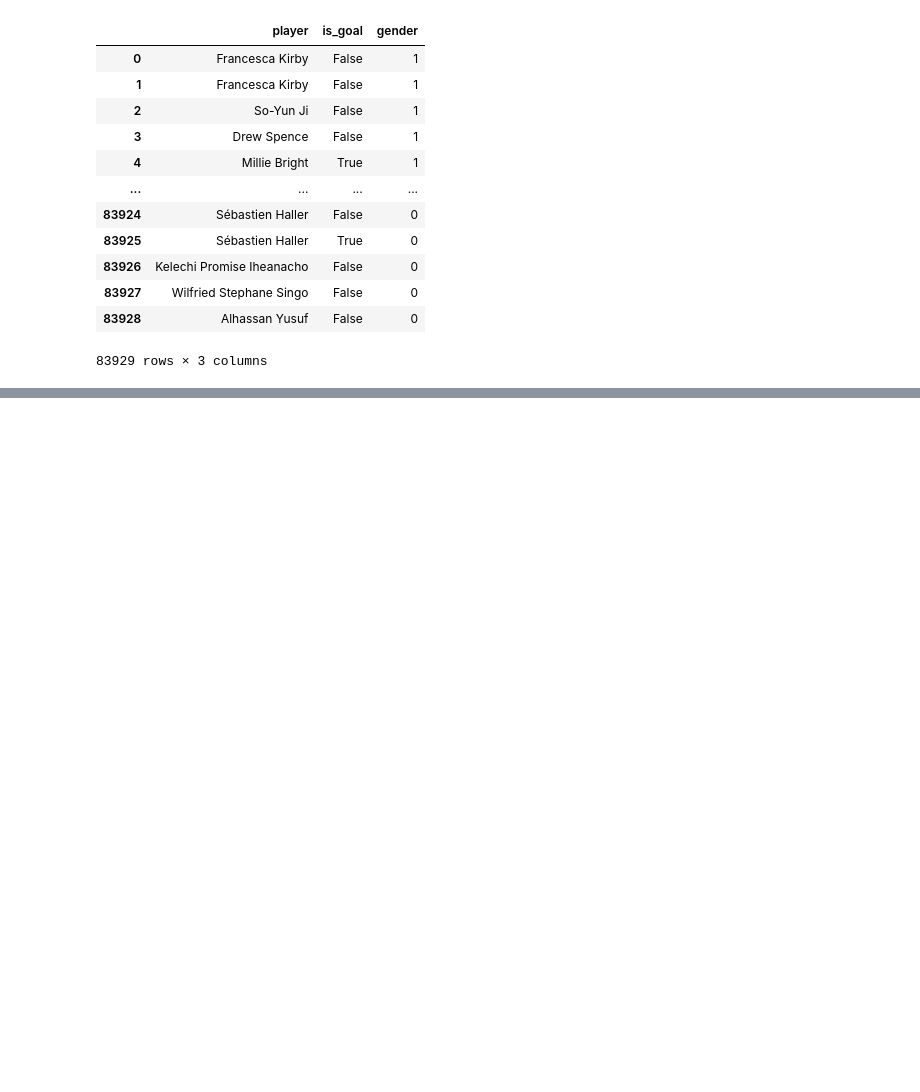
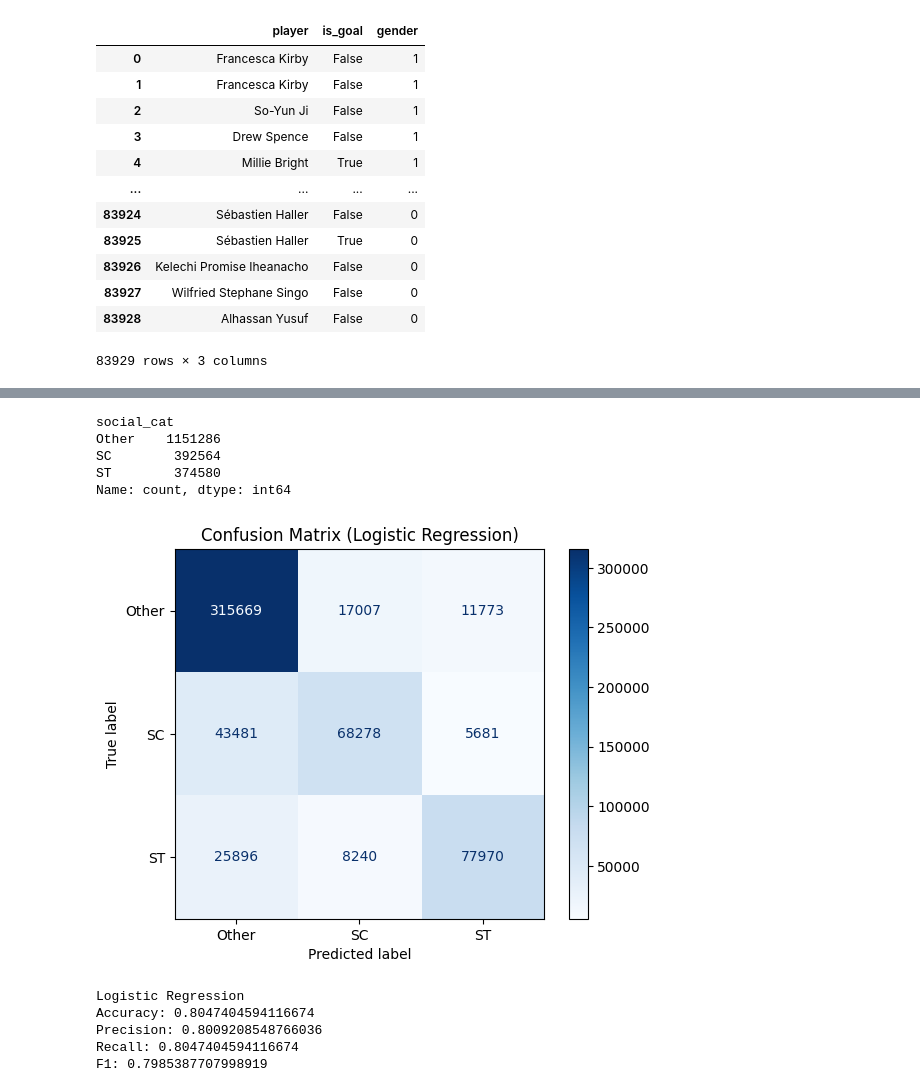
Before and after one commit to kkkarnav/GoI_scrapers, a Jupyter notebook: name_classifiers.ipynb, the cells around one changed output, grey strips where cells are left out. Drawn from its saved outputs; the diff is of its cells as text; code cells hidden in the pictures; blank space fills up the shorter version.

Commit message:
feat: sc_st classifier

```diff
--- a/name_classifiers.ipynb
+++ b/name_classifiers.ipynb
@@ -27,7 +27,8 @@ import warnings
 
 warnings.filterwarnings("ignore")
 # %%
-data = pd.read_csv("./augmented_data.csv")
+# Gender classifier with dummy dataset
+data = pd.read_csv("./datasets/augmented_data.csv")
 df = data[["player", "is_goal"]]
 df["gender"] = data["competition_id"].apply(lambda x: 1 if x in ["FA Women's Super League", "Women's World Cup", "NWSL", "UEFA Women's Euro"] else 0)
 df
@@ -46,7 +47,7 @@ df
 | 83928 | Alhassan Yusuf | False | 0 |
 83929 rows × 3 columns
 # %%
-data = data.dropna()
+df = df.dropna()
 y = df['gender']
 vectorizer = CountVectorizer()
 X = vectorizer.fit_transform(df['player'])
@@ -54,29 +55,35 @@ X = vectorizer.fit_transform(df['player'])
 X_train, X_test, y_train, y_test = train_test_split(X, y, test_size=0.5, random_state=20)
 X_train, y_train = SMOTE(sampling_strategy=0.75).fit_resample(X_train, y_train)
 # %%
-def calculate_stats(results_test, results_pred, name):
+def calculate_stats(results_test, results_pred, name, display_labels):
     cm = confusion_matrix(results_test, results_pred)
-    disp = ConfusionMatrixDisplay(confusion_matrix=cm, display_labels=["Male", "Female"])
+    disp = ConfusionMatrixDisplay(confusion_matrix=cm, display_labels=display_labels)
     disp.plot(cmap=plt.cm.Blues)
     plt.title(f'Confusion Matrix ({name})')
     plt.show()
 
     print(f"\n{name}")
-    accuracy = accuracy_score(results_test, results_pred)
-    precision = precision_score(results_test, results_pred)
-    recall = recall_score(results_test, results_pred)
-    f1 = f1_score(results_test, results_pred)
+    if len(display_labels) > 2:
+        accuracy = accuracy_score(results_test, results_pred)
+        precision = precision_score(results_test, results_pred, average='weighted')
+        recall = recall_score(results_test, results_pred, average='weighted')
+        f1 = f1_score(results_test, results_pred, average='weighted')
+    else:
+        accuracy = accuracy_score(results_test, results_pred)
+        precision = precision_score(results_test, results_pred)
+        recall = recall_score(results_test, results_pred)
+        f1 = f1_score(results_test, results_pred)
     print("Accuracy:", accuracy)
     print("Precision:", precision)
     print("Recall:", recall)
     print("F1:", f1)
 # %%
-def logistic_regression():
+def logistic_regression(display_labels):
     logistic_r = LogisticRegression()
     logistic_r.fit(X_train, y_train)
     y_pred = logistic_r.predict(X_test)
 
-    calculate_stats(y_test, y_pred, "Logistic Regression")
+    calculate_stats(y_test, y_pred, "Logistic Regression", display_labels)
 
     return logistic_r.predict_proba(X_test)
 # %%
@@ -90,0 +133,8 @@ F1: 0.9842149842149842
+# %%
+df["social_cat"].value_counts()
+# %% [output]
+social_cat
+Other    1151286
+SC        392564
+ST        374580
+Name: count, dtype: int64
@@ -90,0 +148,9 @@ F1: 0.9842149842149842
+# %%
+prediction = logistic_regression(display_labels=["Other", "SC", "ST"])
+# %% [output]
+[figure, added]
+Logistic Regression
+Accuracy: 0.8047404594116674
+Precision: 0.8009208548766036
+Recall: 0.8047404594116674
+F1: 0.7985387707998919
```
Also changed, not shown: parts of 5 cells of this notebook.
